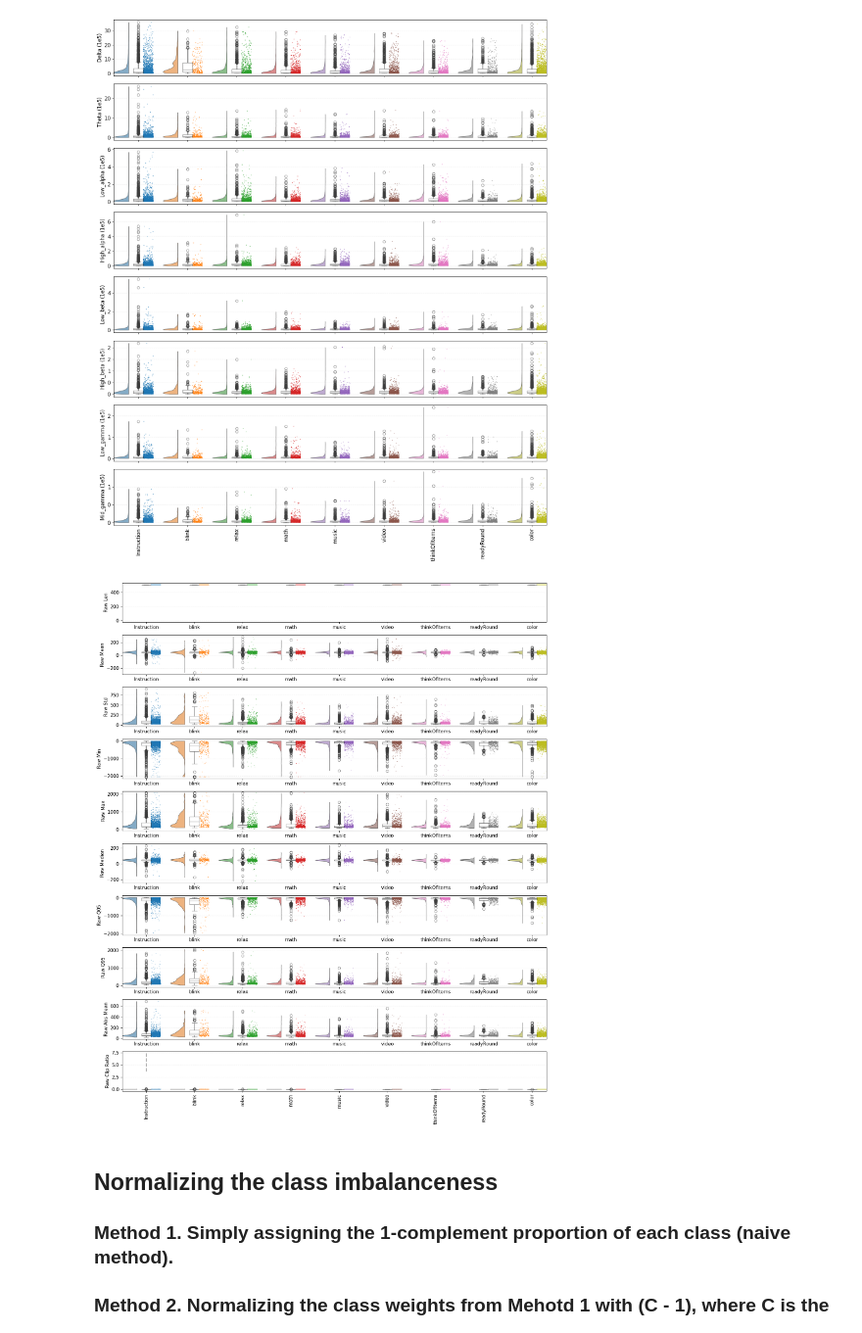
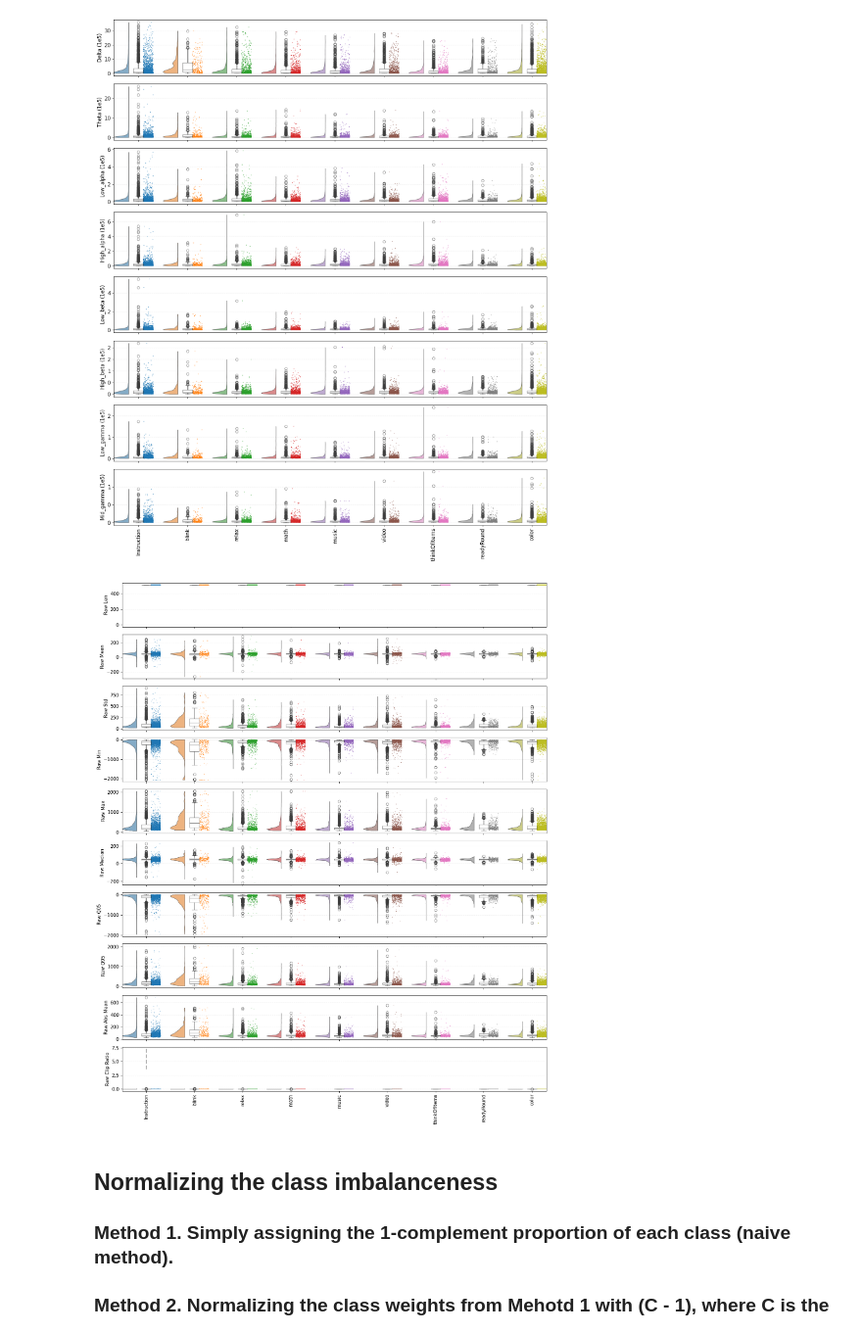
Before and after one commit to parhamkebria/EEG, a Jupyter notebook: EEG_Power_MLP.ipynb, the cells around one changed output. Shown at 98% size. Cells and saved outputs as stored; diff of their text form; code cells hidden in the pictures.

Commit message:
plot raw stats vs labels

```diff
--- a/EEG_Power_MLP.ipynb
+++ b/EEG_Power_MLP.ipynb
@@ -529,7 +529,8 @@ def plot_raw_stats_distribution(data=eeg_data, columns=None, ncols=1, figsize_pe
         ncols,
         # figsize=(figsize_per_panel[0] * ncols, figsize_per_panel[1] * nrows),
         figsize=(15,18),
-        squeeze=False
+        # squeeze=False,
+        sharex=True
     )
     axs = axs.flatten()
 
@@ -557,34 +558,34 @@ def plot_raw_stats_distribution(data=eeg_data, columns=None, ncols=1, figsize_pe
             orient='v',
             hue='label',
             width_viol=0.6,
             width_box=0.2,
             move=0.2,
             alpha=0.6,
             point_size=1.2,
             ax=ax
         )
 
         pretty_name = feature.removeprefix('raw_').replace('_', ' ').title()
         # ax.set_title(pretty_name)
         ax.set_xlabel('')
         ax.set_ylabel(pretty_name)
         ax.grid(axis='y', alpha=0.2, linestyle='--')
         if ax.get_legend() is not None:
             ax.get_legend().remove()
 
     for ax in axs[n_panels:]:
         ax.axis('off')
 
     last_row_start = max(0, (nrows - 1) * ncols)
     for ax in axs[last_row_start:last_row_start + ncols]:
         if ax.has_data():
             ax.tick_params(axis='x', rotation=90)
 
     plt.tight_layout()
     plt.show()
 plot_raw_stats_distribution()
 # %% [output]
-[figure, old version]
+[figure, new version]
 # %% [markdown]
 ## Normalizing the class imbalanceness
 
```
